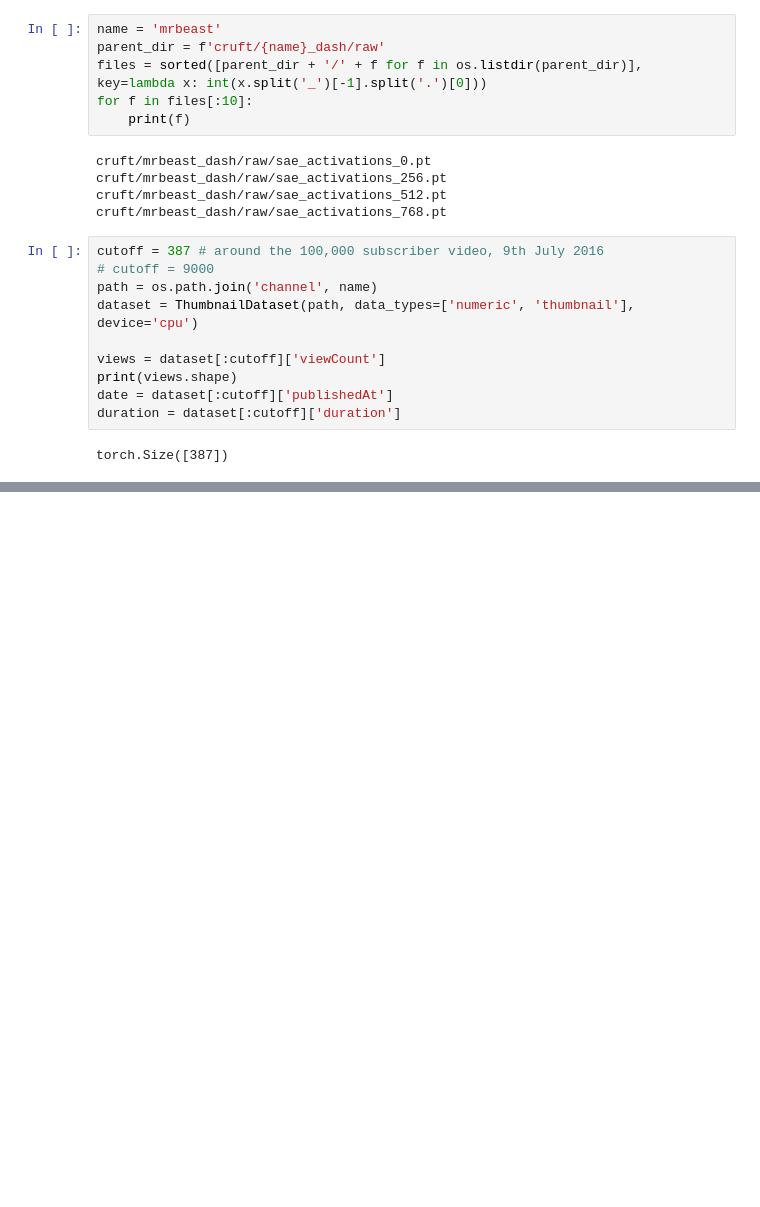
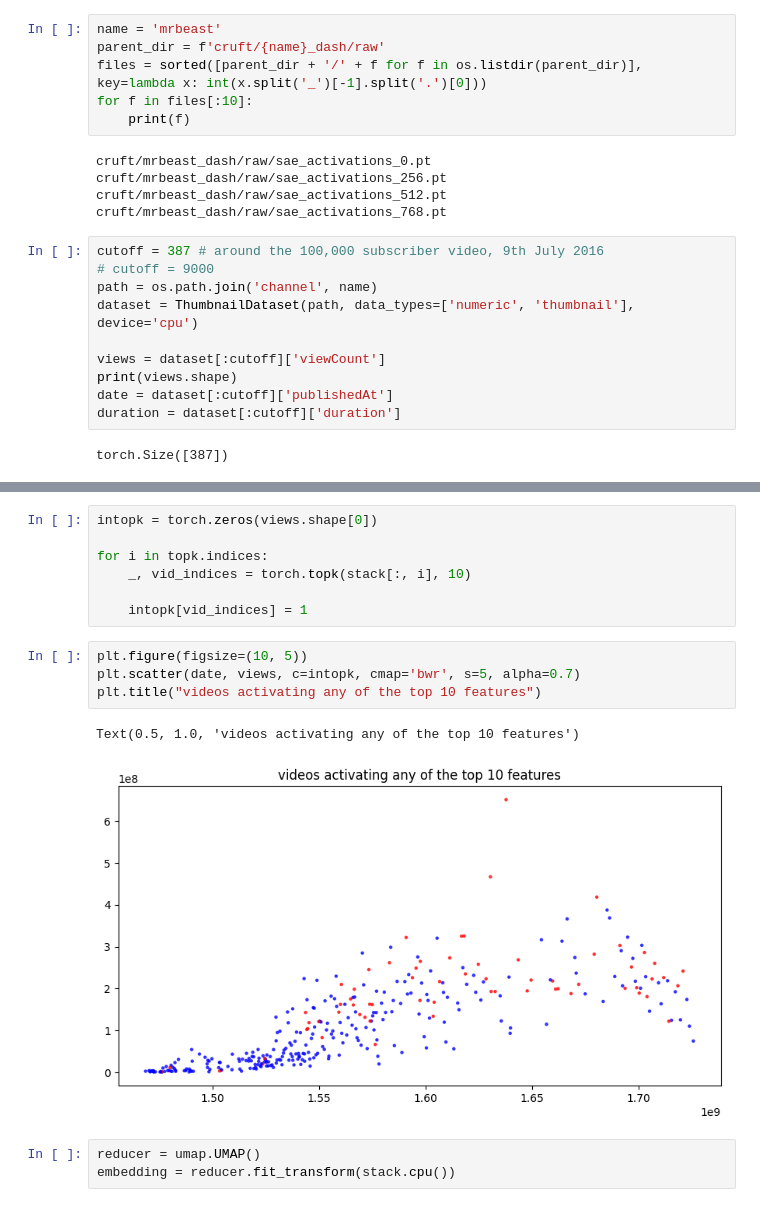
Before and after one commit to Lewington-pitsos/sae_vit, a Jupyter notebook: mrbeast.ipynb, the cells around one changed output, grey strips where cells are left out. Cells and saved outputs as stored; diff of their text form; blank space fills up the shorter version.

```diff
--- a/mrbeast.ipynb
+++ b/mrbeast.ipynb
@@ -133,0 +175,17 @@ plt.hist(means, alpha=0.5, bins=50, range=(1, up_to))
+# %%
+intopk = torch.zeros(views.shape[0])
+
+for i in topk.indices:
+    _, vid_indices = torch.topk(stack[:, i], 10)
+
+    intopk[vid_indices] = 1
+# %%
+plt.figure(figsize=(10, 5))
+plt.scatter(date, views, c=intopk, cmap='bwr', s=5, alpha=0.7)
+plt.title("videos activating any of the top 10 features")
+# %% [output]
+Text(0.5, 1.0, 'videos activating any of the top 10 features')
+[figure, added]
+# %%
+reducer = umap.UMAP()
+embedding = reducer.fit_transform(stack.cpu())
```
Also changed, not shown: parts of 18 cells of this notebook.
